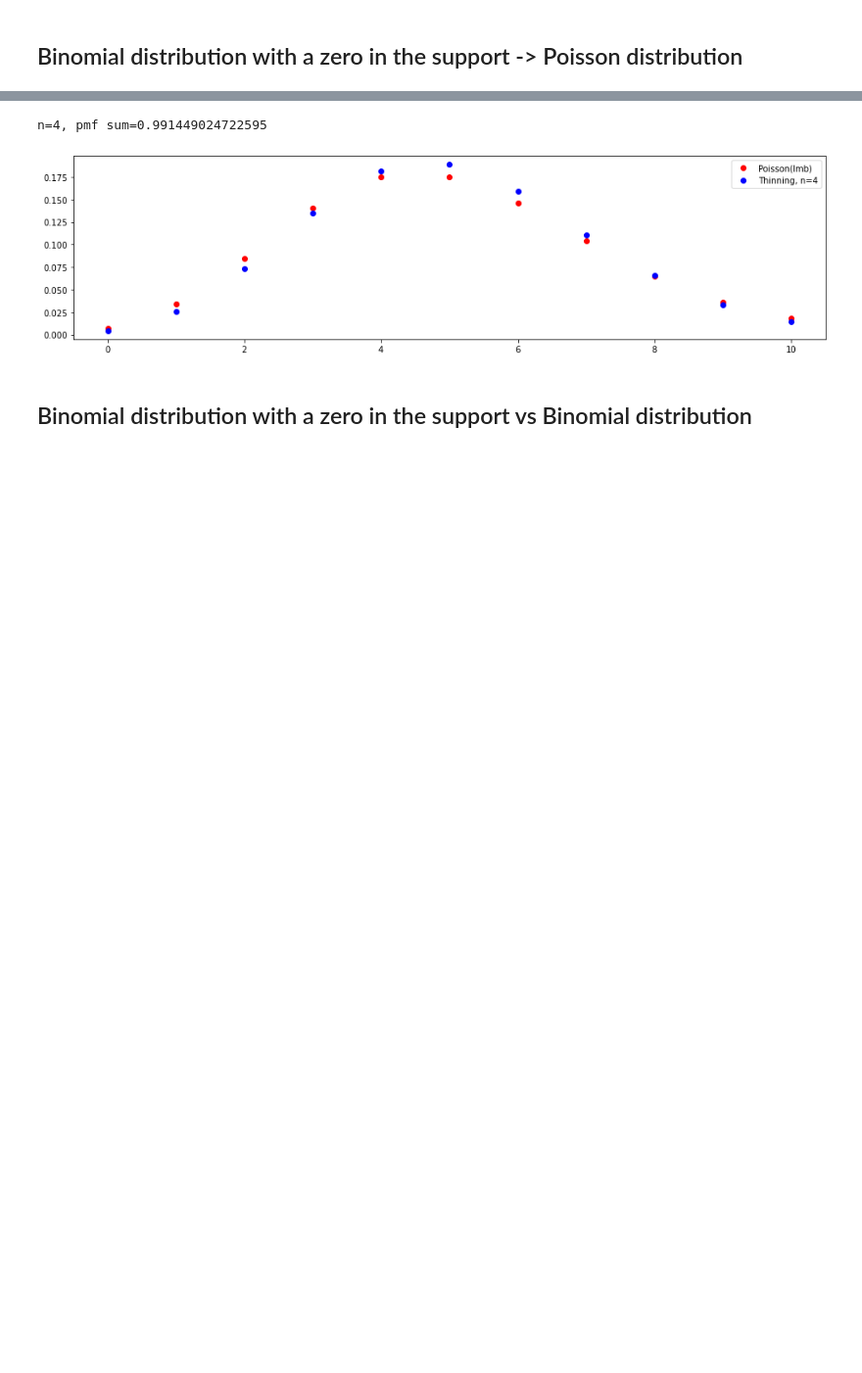
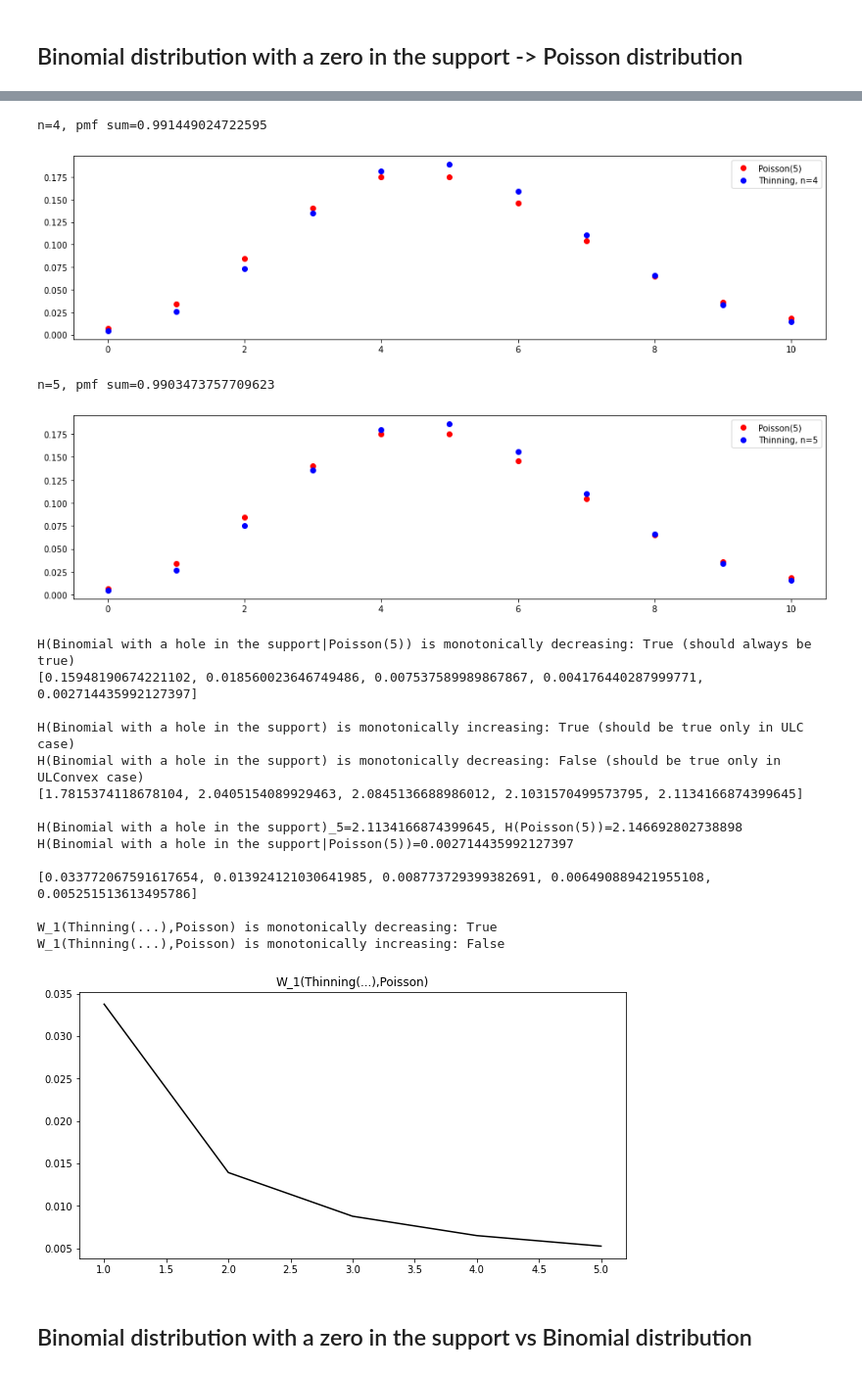
Before and after one commit to AnnaBagriy/w1-monotonicity, a Jupyter notebook: W1.ipynb, the cells around one changed output, grey strips where cells are left out. Shown at 98% size. Cells and saved outputs as stored; diff of their text form; code cells hidden in the pictures; blank space fills up the shorter version.

```diff
--- a/W1.ipynb
+++ b/W1.ipynb
@@ -214,7 +225,7 @@ for n in n_range:
     #plot_pmf(K_range,p2)
     plt.figure(figsize=(16,4))
     #plt.plot(K_range, p3, 'ko', label='Binomial(K,p)')
-    plt.plot(K_range, p1, 'ro', label='Poisson(lmb)')
+    plt.plot(K_range, p1, 'ro', label=f'Poisson({lmb})')
     plt.plot(K_range, p2, 'bo', label=f'Thinning, n={n}')
     plt.legend()
     plt.show()
@@ -227,36 +238,55 @@ for n in n_range:
     entropy.append(get_relative_entropy(p2))
 
 #print(p2)
 #plot_pmf(K_range,p2)
 
-print(f"H({thinning_rv}|Poisson) is monotonically decreasing: {is_monot_decreasing(rel_entropy)} (should always be true)")
+thinning_rv = binomial_with_hole_const
+
+print(f"H({thinning_rv}|Poisson({lmb})) is monotonically decreasing: {is_monot_decreasing(rel_entropy)} (should always be true)")
 print(rel_entropy)
 print()
 print(f"H({thinning_rv}) is monotonically increasing: {is_monot_increasing(entropy)} (should be true only in ULC case)")
 print(f"H({thinning_rv}) is monotonically decreasing: {is_monot_decreasing(entropy)} (should be true only in ULConvex case)")
 print(entropy)
 print()
-print(f"H({thinning_rv})_{n_max}={entropy[-1]}, H(Poisson(1))={scipy.stats.entropy(p1)}")
-print(f"H({thinning_rv}|Poisson)={rel_entropy[-1]}")
+print(f"H({thinning_rv})_{n_max}={entropy[-1]}, H(Poisson({lmb}))={scipy.stats.entropy(p1)}")
+print(f"H({thinning_rv}|Poisson({lmb}))={rel_entropy[-1]}")
 
 print()
 print(w_range)
 print()
 display_wasserstein_distance_info(w_range, n_range, f"Thinning(...)")
 
 #plt.plot(K_range, list(zip(p1, p2)), label=['Poisson(lmb)', f'Thinning, n={n}'])
 #plt.legend()
 #plt.show()
 # %% [output]
 0.9863047314016166
 n=1, pmf sum=1.0
 [figure]
 n=2, pmf sum=0.9960529758773191
 [figure]
 n=3, pmf sum=0.9931598328453229
 [figure]
 n=4, pmf sum=0.991449024722595
 [figure]
+n=5, pmf sum=0.9903473757709623
+[figure, added]
+H(Binomial with a hole in the support|Poisson(5)) is monotonically decreasing: True (should always be true)
+[0.15948190674221102, 0.018560023646749486, 0.007537589989867867, 0.004176440287999771, 0.002714435992127397]
+
+H(Binomial with a hole in the support) is monotonically increasing: True (should be true only in ULC case)
+H(Binomial with a hole in the support) is monotonically decreasing: False (should be true only in ULConvex case)
+[1.7815374118678104, 2.0405154089929463, 2.0845136688986012, 2.1031570499573795, 2.1134166874399645]
+
+H(Binomial with a hole in the support)_5=2.1134166874399645, H(Poisson(5))=2.146692802738898
+H(Binomial with a hole in the support|Poisson(5))=0.002714435992127397
+
+[0.033772067591617654, 0.013924121030641985, 0.008773729399382691, 0.006490889421955108, 0.005251513613495786]
+
+W_1(Thinning(...),Poisson) is monotonically decreasing: True
+W_1(Thinning(...),Poisson) is monotonically increasing: False
+[figure, added]
 # %% [markdown]
 ## Binomial distribution with a zero in the support vs Binomial distribution
 # %%
```
Also changed, not shown: parts of 5 cells of this notebook.
